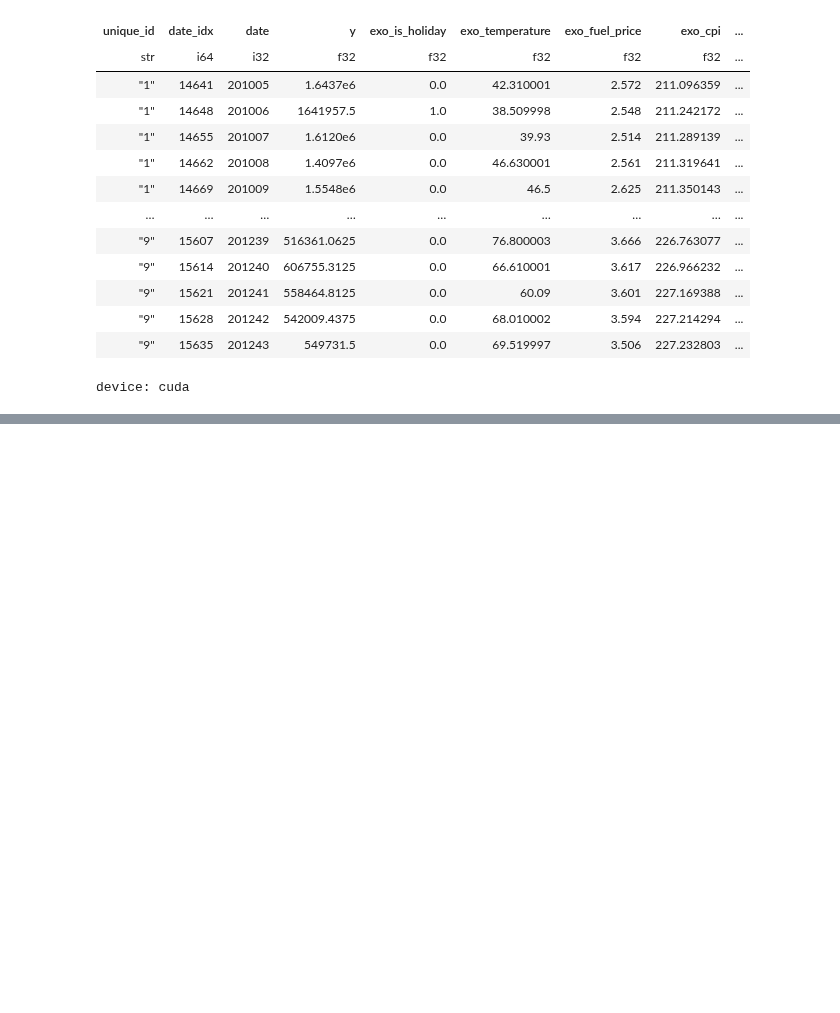
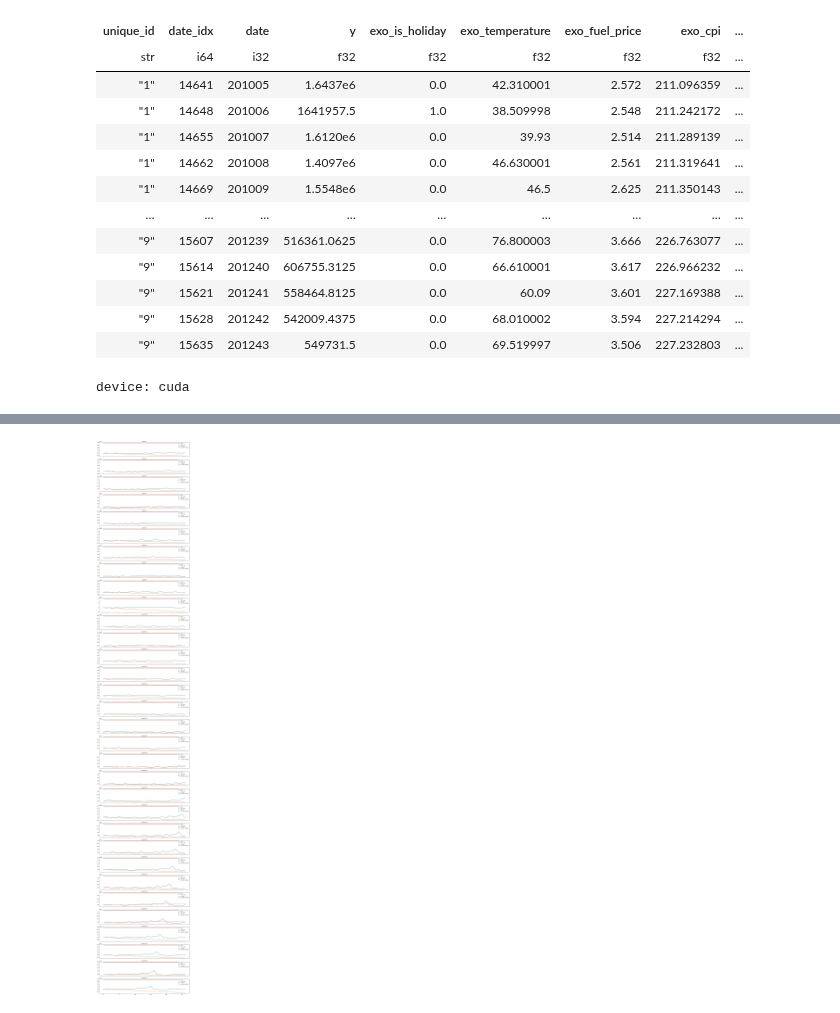
Before and after one commit to LeeKwanHyeong/ts_forecaster_lib, a Jupyter notebook: src/model_test/PatchMixer_AB_walmart_test.ipynb, the cells around one changed output, grey strips where cells are left out. Cells and saved outputs as stored; diff of their text form; code cells hidden in the pictures; blank space fills up the shorter version.

```diff
--- a/src/model_test/PatchMixer_AB_walmart_test.ipynb
+++ b/src/model_test/PatchMixer_AB_walmart_test.ipynb
@@ -54,10 +54,10 @@ past_exo_cont_cols = (
     # "exo_p_y_lag_1w",
     "exo_p_y_lag_2w",
     # "exo_p_y_lag_52w",
-    # "exo_p_y_rollmean_4w","exo_p_y_rollmean_12w","exo_p_y_rollstd_4w",
+    "exo_p_y_rollmean_4w","exo_p_y_rollmean_12w","exo_p_y_rollstd_4w",
     # "exo_p_weeks_since_holiday`",
-    # "exo_p_temperature",
-    # "exo_p_fuel_price",
+    "exo_p_temperature",
+    "exo_p_fuel_price",
     # "exo_p_cpi",
     # "exo_p_unemployment",
     # "exo_p_markdown_sum",
@@ -528,33 +671,35 @@ metric_A0, metric_A1, metric_A2
 # %%
 # ============================================
 # CELL 7) (선택) 예측 시각화 (첨부 노트북 스타일)
 # ============================================
 import matplotlib.pyplot as plt
 
 def plot_samples(y_true, preds: dict, max_n: int = 64):
     n = min(max_n, y_true.shape[0])
     fig, axes = plt.subplots(nrows=n, ncols=1, figsize=(12, 2.2*n), sharex=True)
 
     if n == 1:
         axes = [axes]
 
     for i in range(n):
         ax = axes[i]
         ax.plot(y_true[i], label="true")
         for k, v in preds.items():
             ax.plot(v[i], label=k)
         ax.set_title(f"sample={i}", fontsize=9)
         ax.legend(loc="upper right", fontsize=8)
 
     plt.tight_layout()
     plt.show()
 
 plot_samples(
-    y_true=y0,
+    y_true=y0_q,
     preds={
-        "A0_y_only": yhat0,
-        "A1_time": yhat1,
-        "A2_time+holiday": yhat2,
+        "A0_y_only": yhat0_q,
+        "A1_time": yhat1_q,
+        "A2_time+holiday": yhat2_q,
     },
     max_n=32,
 )
+# %% [output]
+[figure, added]
```
Also changed, not shown: parts of 3 cells of this notebook, 13 other files.
